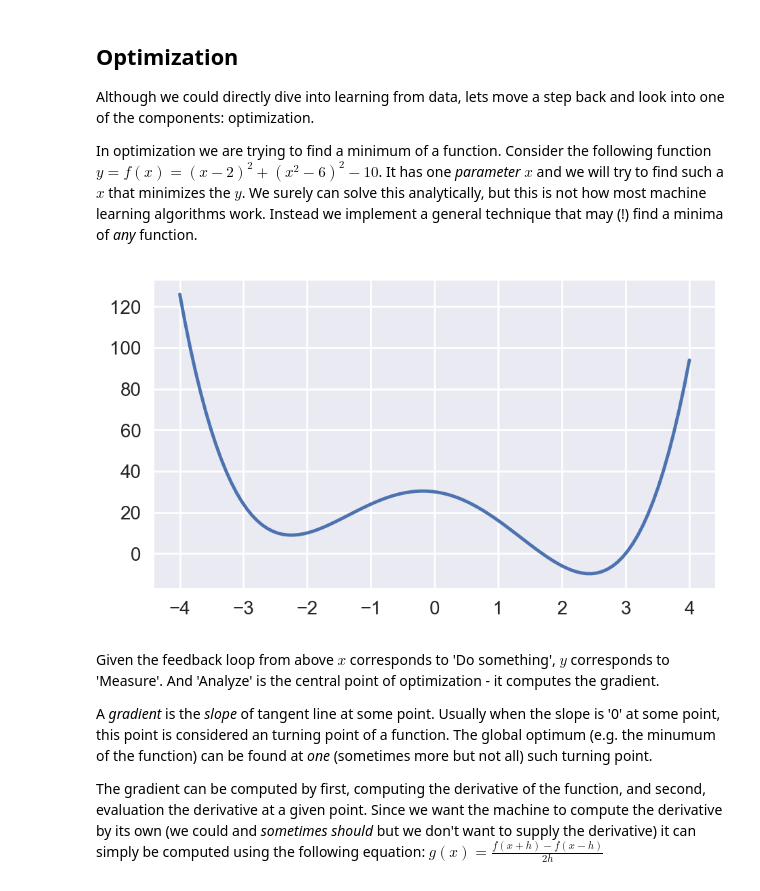
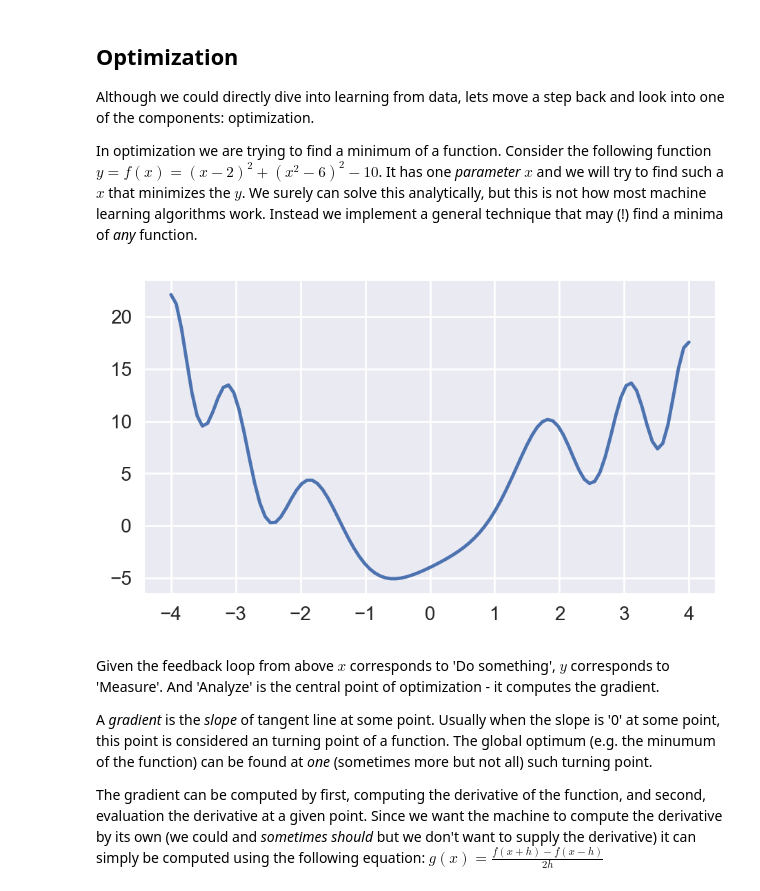
Before and after one commit to burkovae/notebook-collection, a Jupyter notebook: Gradients.ipynb, the cells around one changed output. Drawn from its saved outputs; the diff is of its cells as text; code cells hidden in the pictures.

```diff
--- a/Gradients.ipynb
+++ b/Gradients.ipynb
@@ -17,25 +17,25 @@ In optimization we are trying to find a minimum of a function. Consider the foll
 # %%
 import numpy as np
 import matplotlib.pyplot as plt
 import matplotlib as mpl
 import seaborn as sns
 from math import sin, cos
 mpl.rcParams['figure.figsize'] = 16/3., 9/3.
 mpl.rcParams['figure.dpi'] = 200
 
 @np.vectorize
 def any_function(x):
-    #return (x)**2 + 3*sin(x) - 4*cos((x)**2)
-    return (x-2)**2 + (x**2 - 6)**2 - 10
+    return (x)**2 + 3*sin(x) - 4*cos((x)**2)
+    #return (x-2)**2 + (x**2 - 6)**2 - 10
 
 x = np.linspace(-4, 4, 100)
 y = any_function(x)
 
 curveFigure = plt.figure()
 plt.plot(x,y, figure = curveFigure)
 plt.show()
 # %% [output]
-[figure, old version]
+[figure, new version]
 # %% [markdown]
 Given the feedback loop from above $x$ corresponds to 'Do something', $y$ corresponds to 'Measure'. And 'Analyze' is the central point of optimization - it computes the gradient.
 
```
Also changed, not shown: parts of 9 cells of this notebook, 8 other files.
